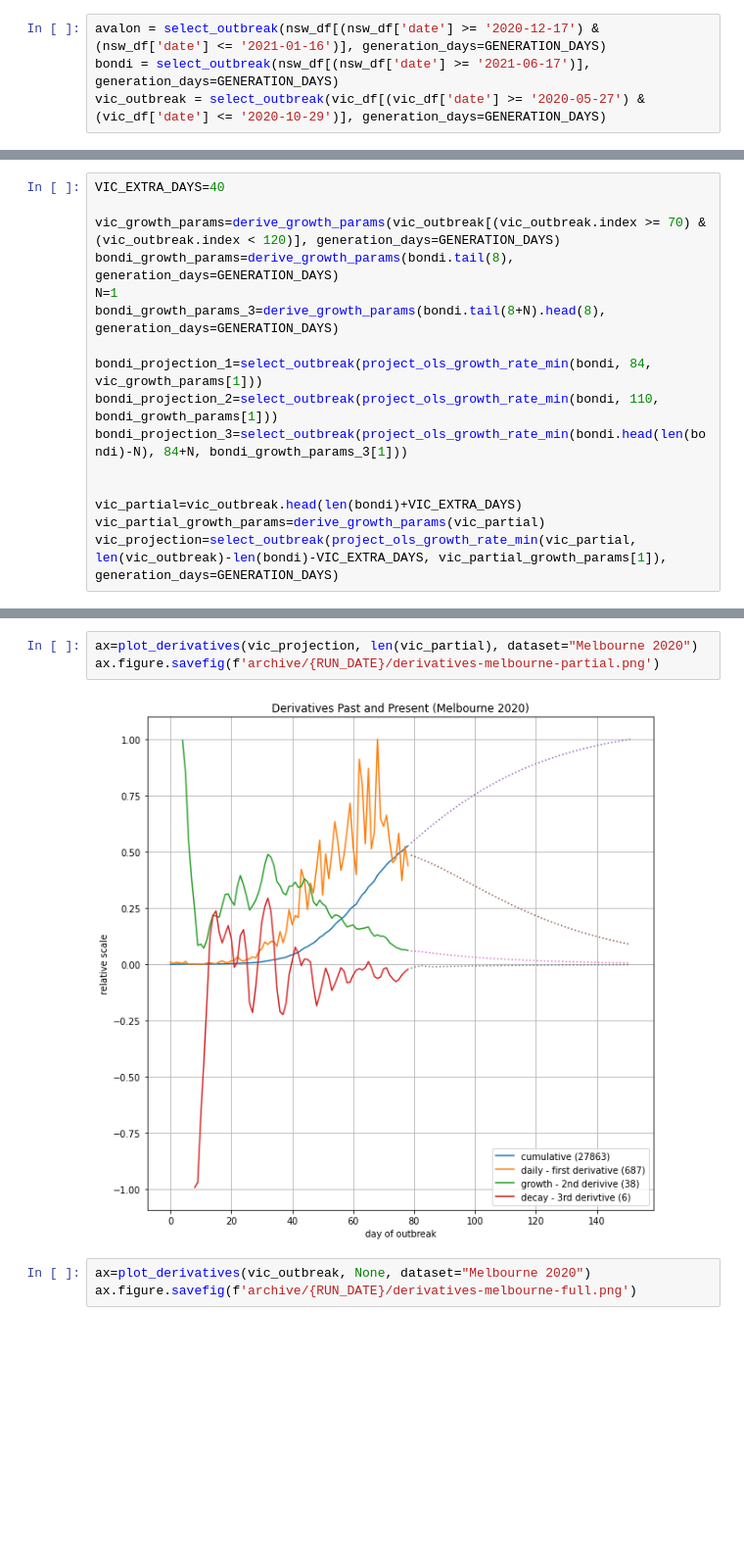
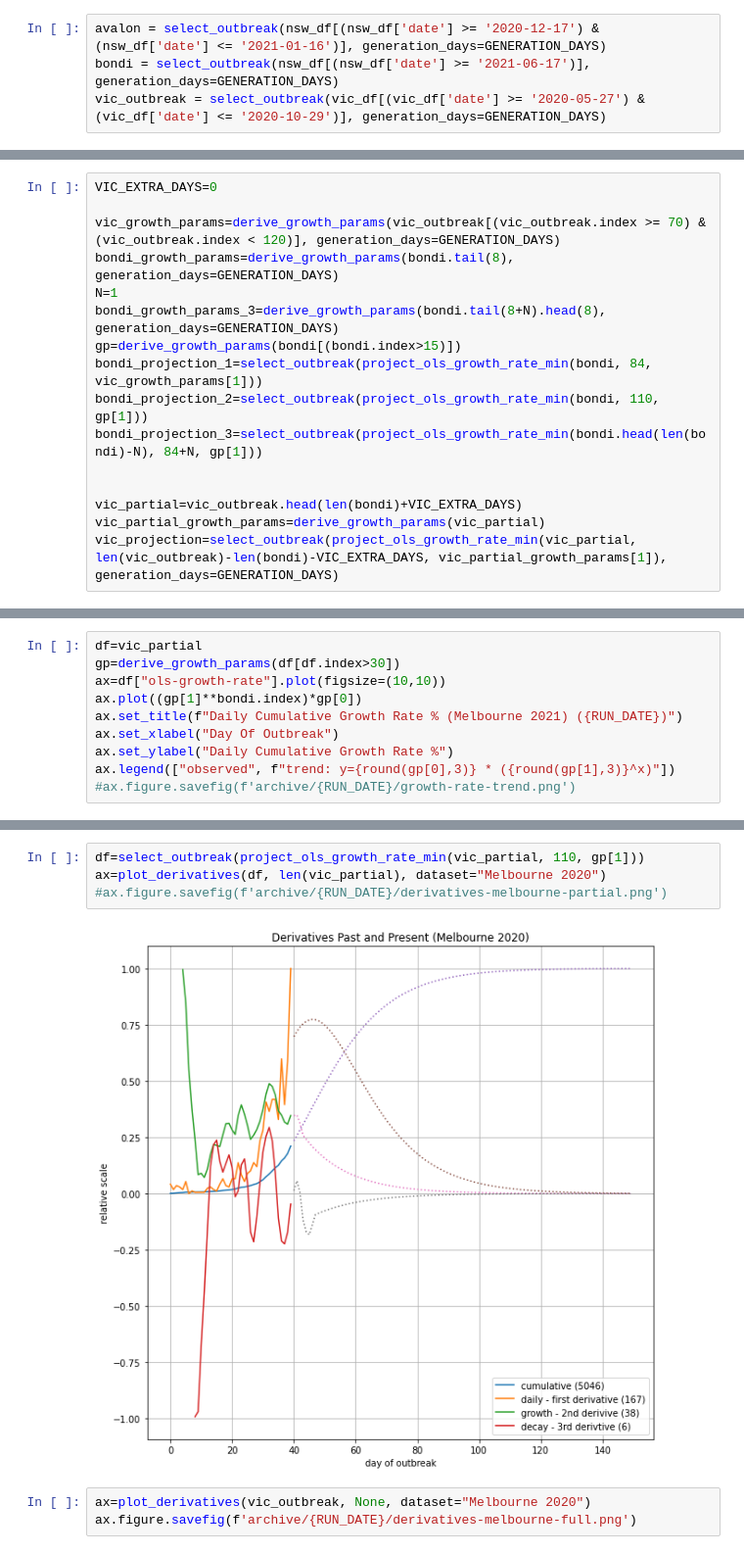
Before and after one commit to wildducktheories/delta-waratah, a Jupyter notebook: sydney-outbreaks.ipynb, the cells around one changed output, grey strips where cells are left out. Shown at 98% size. Cells and saved outputs as stored; diff of their text form; blank space fills up the shorter version.

```diff
--- a/sydney-outbreaks.ipynb
+++ b/sydney-outbreaks.ipynb
@@ -82,14 +83,14 @@ cap()
 # %%
-VIC_EXTRA_DAYS=40
+VIC_EXTRA_DAYS=0
 
 vic_growth_params=derive_growth_params(vic_outbreak[(vic_outbreak.index >= 70) & (vic_outbreak.index < 120)], generation_days=GENERATION_DAYS)
 bondi_growth_params=derive_growth_params(bondi.tail(8), generation_days=GENERATION_DAYS)
 N=1
 bondi_growth_params_3=derive_growth_params(bondi.tail(8+N).head(8), generation_days=GENERATION_DAYS)
-
+gp=derive_growth_params(bondi[(bondi.index>15)])
 bondi_projection_1=select_outbreak(project_ols_growth_rate_min(bondi, 84, vic_growth_params[1]))
-bondi_projection_2=select_outbreak(project_ols_growth_rate_min(bondi, 110, bondi_growth_params[1]))
-bondi_projection_3=select_outbreak(project_ols_growth_rate_min(bondi.head(len(bondi)-N), 84+N, bondi_growth_params_3[1]))
+bondi_projection_2=select_outbreak(project_ols_growth_rate_min(bondi, 110, gp[1]))
+bondi_projection_3=select_outbreak(project_ols_growth_rate_min(bondi.head(len(bondi)-N), 84+N, gp[1]))
 
 
 vic_partial=vic_outbreak.head(len(bondi)+VIC_EXTRA_DAYS)
@@ -197,0 +210,10 @@ ax.figure.savefig(f'archive/{RUN_DATE}/derivatives-sydney-partial.png')
+# %%
+df=vic_partial
+gp=derive_growth_params(df[df.index>30])
+ax=df["ols-growth-rate"].plot(figsize=(10,10))
+ax.plot((gp[1]**bondi.index)*gp[0])
+ax.set_title(f"Daily Cumulative Growth Rate % (Melbourne 2021) ({RUN_DATE})")
+ax.set_xlabel("Day Of Outbreak")
+ax.set_ylabel("Daily Cumulative Growth Rate %")
+ax.legend(["observed", f"trend: y={round(gp[0],3)} * ({round(gp[1],3)}^x)"])
+#ax.figure.savefig(f'archive/{RUN_DATE}/growth-rate-trend.png')
@@ -198,8 +223,9 @@ ax.figure.savefig(f'archive/{RUN_DATE}/derivatives-sydney-partial.png')
 # %%
-ax=plot_derivatives(vic_projection, len(vic_partial), dataset="Melbourne 2020")
-ax.figure.savefig(f'archive/{RUN_DATE}/derivatives-melbourne-partial.png')
+df=select_outbreak(project_ols_growth_rate_min(vic_partial, 110, gp[1]))
+ax=plot_derivatives(df, len(vic_partial), dataset="Melbourne 2020")
+#ax.figure.savefig(f'archive/{RUN_DATE}/derivatives-melbourne-partial.png')
 # %% [output]
-[figure, old version]
+[figure, new version]
 # %%
 ax=plot_derivatives(vic_outbreak, None, dataset="Melbourne 2020")
 ax.figure.savefig(f'archive/{RUN_DATE}/derivatives-melbourne-full.png')
```
Also changed, not shown: parts of 11 cells of this notebook, 1 other file.
